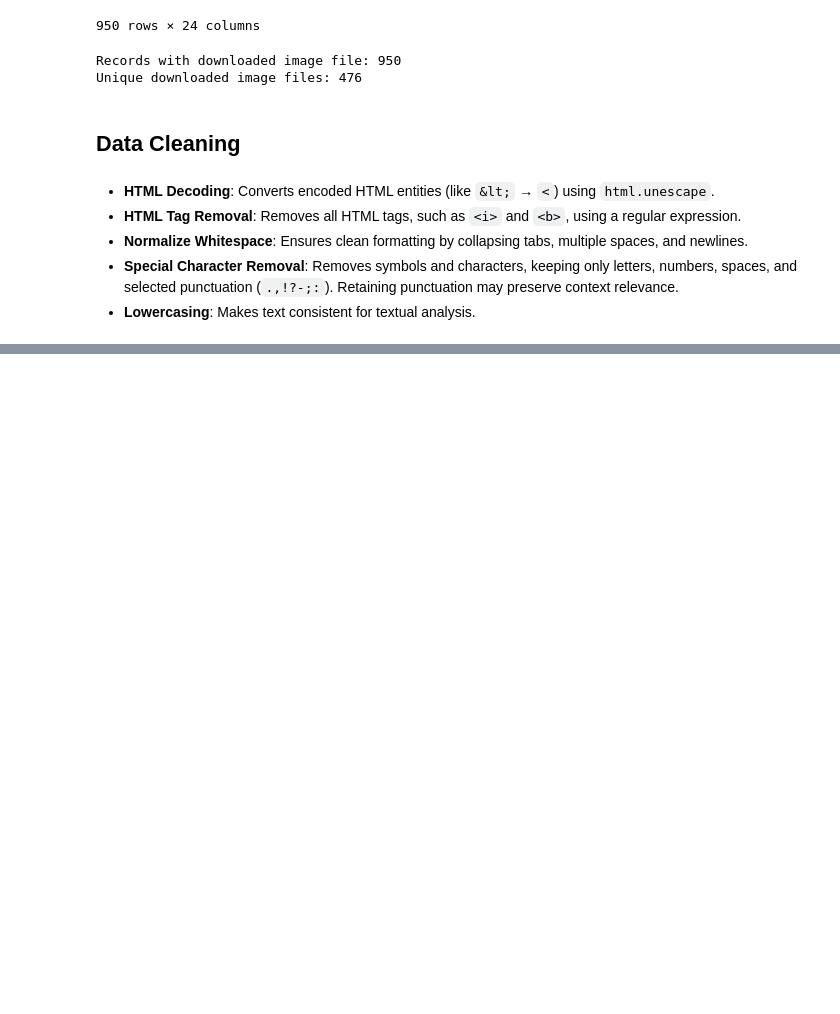
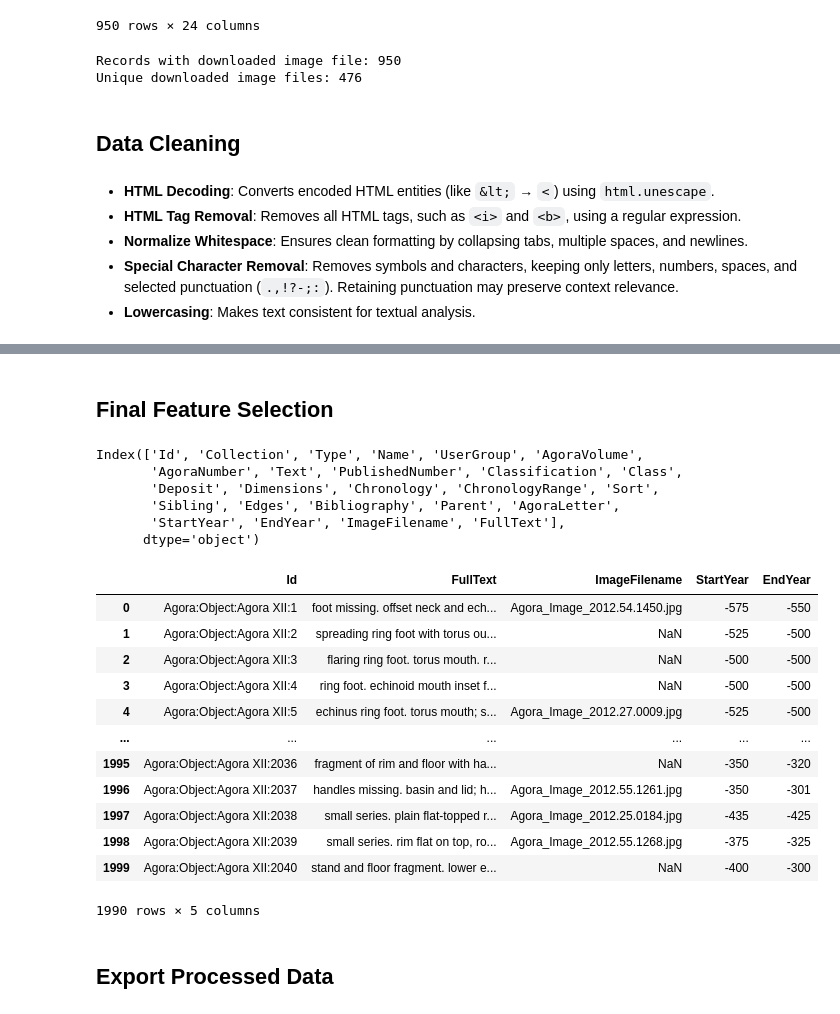
Before and after one commit to dimitris-kr/AgoraPottery, a Jupyter notebook: agora12_preprocessing.ipynb, the cells around one changed output, grey strips where cells are left out. Saved outputs shown, nothing was run; the diff lists cells and outputs as text; code cells hidden in the pictures; blank space fills up the shorter version.

```diff
--- a/agora12_preprocessing.ipynb
+++ b/agora12_preprocessing.ipynb
@@ -670,0 +463,30 @@ bert_embeddings
+# %% [markdown]
+## Final Feature Selection
+# %%
+data.columns
+# %% [output]
+Index(['Id', 'Collection', 'Type', 'Name', 'UserGroup', 'AgoraVolume',
+       'AgoraNumber', 'Text', 'PublishedNumber', 'Classification', 'Class',
+       'Deposit', 'Dimensions', 'Chronology', 'ChronologyRange', 'Sort',
+       'Sibling', 'Edges', 'Bibliography', 'Parent', 'AgoraLetter',
+       'StartYear', 'EndYear', 'ImageFilename', 'FullText'],
+      dtype='object')
+# %%
+data_pp = data[["Id", "FullText", "ImageFilename", "StartYear", "EndYear"]]
+data_pp
+# %% [output]
+|  | Id | FullText | ImageFilename | StartYear | EndYear |
+| 0 | Agora:Object:Agora XII:1 | foot missing. offset neck and ech... | Agora_Image_2012.54.1450.jpg | -575 | -550 |
+| 1 | Agora:Object:Agora XII:2 | spreading ring foot with torus ou... | NaN | -525 | -500 |
+| 2 | Agora:Object:Agora XII:3 | flaring ring foot. torus mouth. r... | NaN | -500 | -500 |
+| 3 | Agora:Object:Agora XII:4 | ring foot. echinoid mouth inset f... | NaN | -500 | -500 |
+| 4 | Agora:Object:Agora XII:5 | echinus ring foot. torus mouth; s... | Agora_Image_2012.27.0009.jpg | -525 | -500 |
+| ... | ... | ... | ... | ... | ... |
+| 1995 | Agora:Object:Agora XII:2036 | fragment of rim and floor with ha... | NaN | -350 | -320 |
+| 1996 | Agora:Object:Agora XII:2037 | handles missing. basin and lid; h... | Agora_Image_2012.55.1261.jpg | -350 | -301 |
+| 1997 | Agora:Object:Agora XII:2038 | small series. plain flat-topped r... | Agora_Image_2012.25.0184.jpg | -435 | -425 |
+| 1998 | Agora:Object:Agora XII:2039 | small series. rim flat on top, ro... | Agora_Image_2012.55.1268.jpg | -375 | -325 |
+| 1999 | Agora:Object:Agora XII:2040 | stand and floor fragment. lower e... | NaN | -400 | -300 |
+1990 rows × 5 columns
+# %% [markdown]
+## Export Processed Data
```
Also changed, not shown: parts of 17 cells of this notebook, 2 other files.
